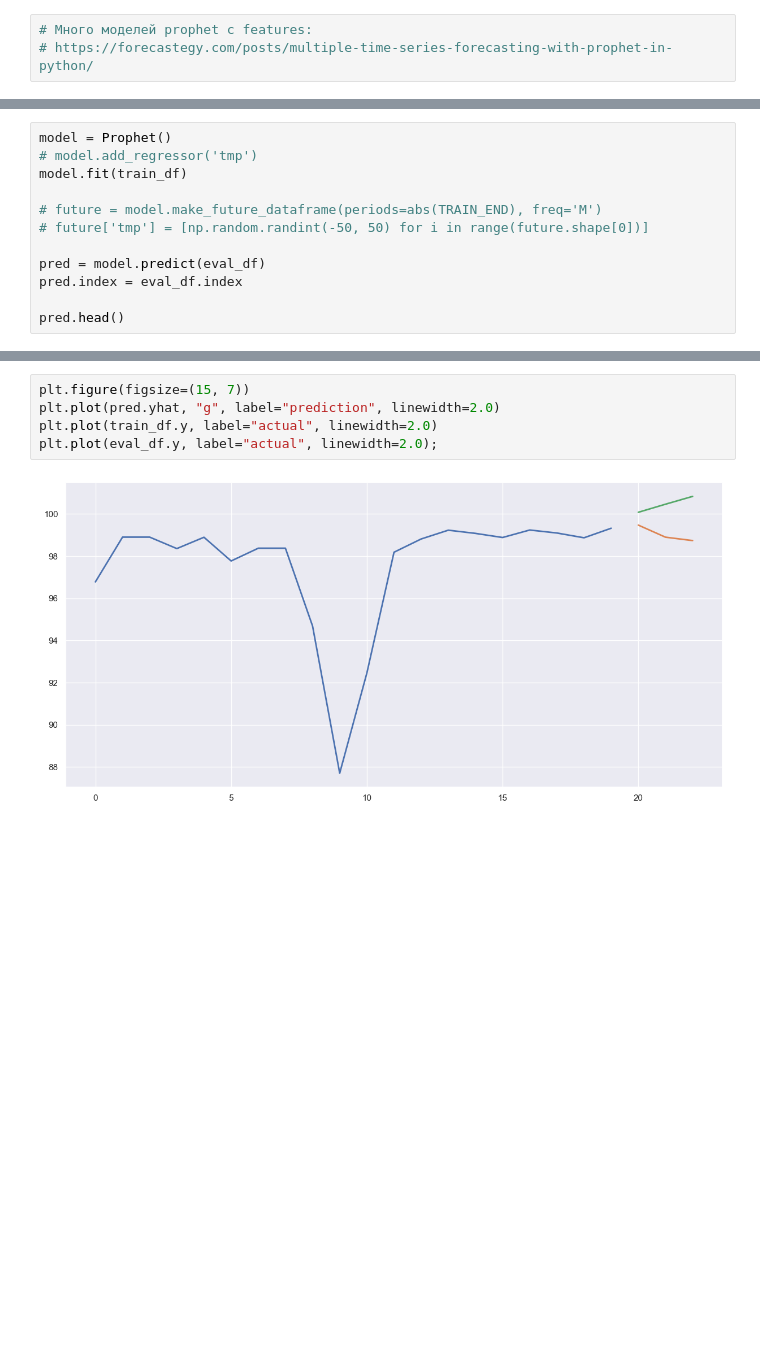
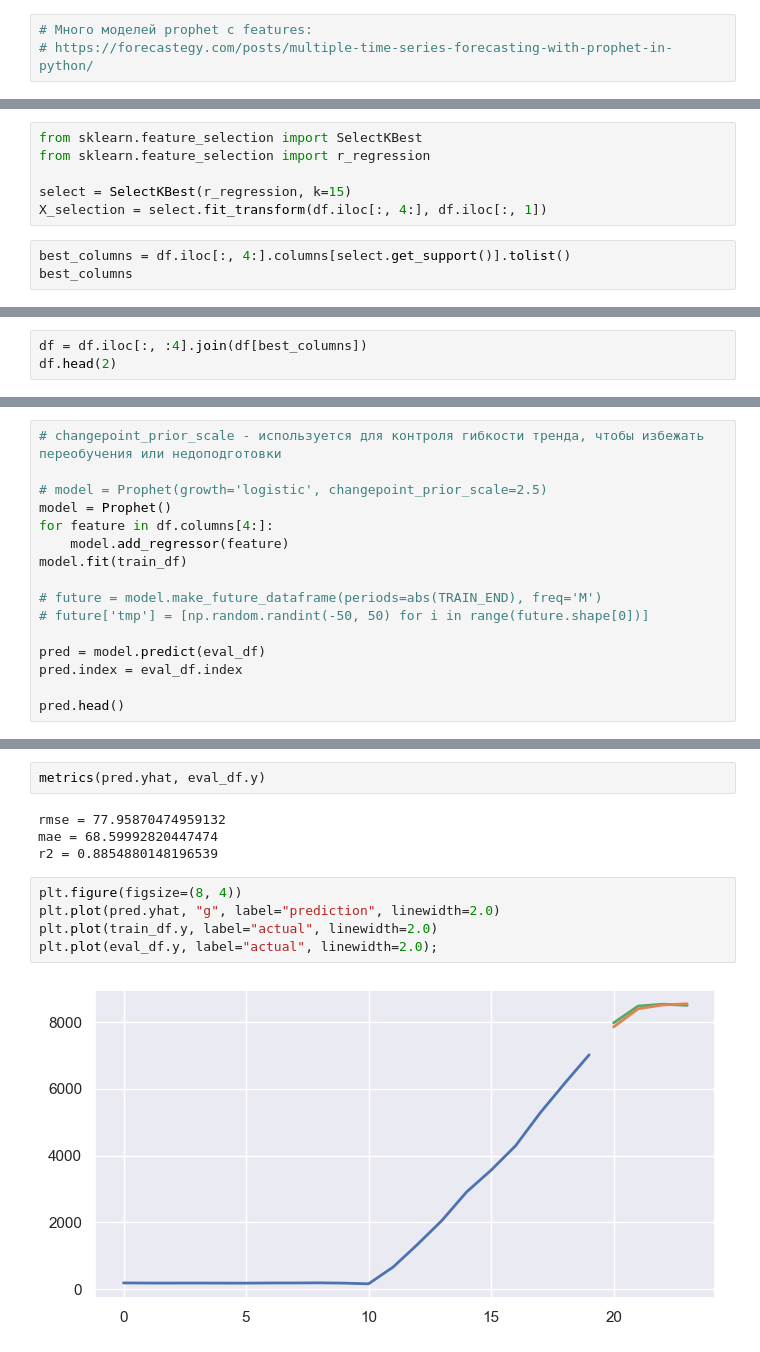
Before and after one commit to IT-Platoon/DashboardSber, a Jupyter notebook: src/notebooks/model.ipynb, the cells around one changed output, grey strips where cells are left out. Drawn from its saved outputs; the diff is of its cells as text; blank space fills up the shorter version.

```diff
--- a/src/notebooks/model.ipynb
+++ b/src/notebooks/model.ipynb
@@ -199,0 +248,9 @@ df.tail()
+# %%
+from sklearn.feature_selection import SelectKBest
+from sklearn.feature_selection import r_regression
+
+select = SelectKBest(r_regression, k=15)
+X_selection = select.fit_transform(df.iloc[:, 4:], df.iloc[:, 1])
+# %%
+best_columns = df.iloc[:, 4:].columns[select.get_support()].tolist()
+best_columns
@@ -199,0 +273,3 @@ df.tail()
+# %%
+df = df.iloc[:, :4].join(df[best_columns])
+df.head(2)
@@ -219,6 +307,10 @@ print(eval_df.shape)
 # %%
+# changepoint_prior_scale - используется для контроля гибкости тренда, чтобы избежать переобучения или недоподготовки
+
+# model = Prophet(growth='logistic', changepoint_prior_scale=2.5)
 model = Prophet()
-# model.add_regressor('tmp')
+for feature in df.columns[4:]:
+    model.add_regressor(feature)
 model.fit(train_df)
 
 # future = model.make_future_dataframe(periods=abs(TRAIN_END), freq='M')
@@ -246,8 +354,14 @@ pred[col_int].head()
+# %%
+metrics(pred.yhat, eval_df.y)
+# %% [output]
+rmse = 77.95870474959132
+mae = 68.59992820447474
+r2 = 0.8854880148196539
 # %%
-plt.figure(figsize=(15, 7))
+plt.figure(figsize=(8, 4))
 plt.plot(pred.yhat, "g", label="prediction", linewidth=2.0)
 plt.plot(train_df.y, label="actual", linewidth=2.0)
 plt.plot(eval_df.y, label="actual", linewidth=2.0);
 # %% [output]
-[figure, old version]
+[figure, new version]
 # %%
```
Also changed, not shown: parts of 25 cells of this notebook, 4 other files.
